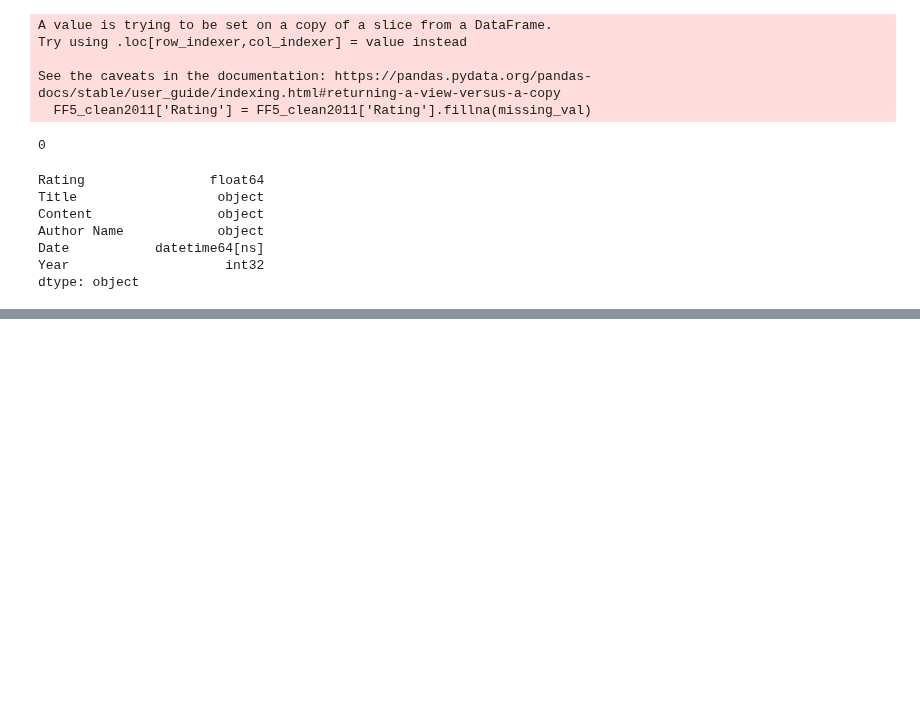
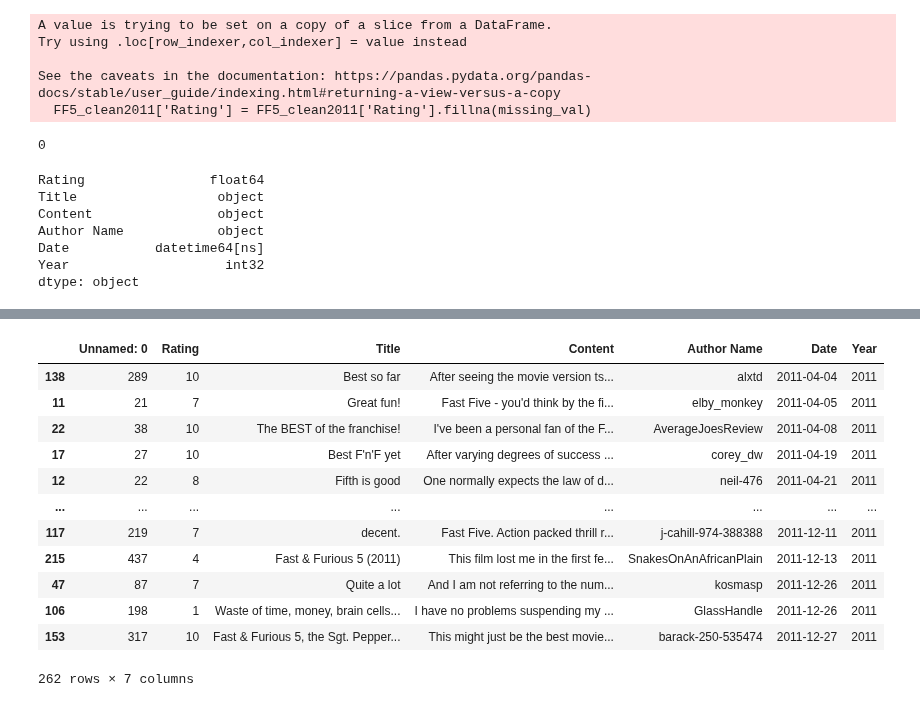
Before and after one commit to pwy7fv/DS-4002-Group-Projects, a Jupyter notebook: Scripts/FF5_clean.ipynb, the cells around one changed output, grey strips where cells are left out. Drawn from its saved outputs; the diff is of its cells as text; code cells hidden in the pictures; blank space fills up the shorter version.

```diff
--- a/Scripts/FF5_clean.ipynb
+++ b/Scripts/FF5_clean.ipynb
@@ -170,0 +223,16 @@ FF5_clean2
+# %%
+FF5_clean2011_2.sort_values(by="Date", ascending = True)
+# %% [output]
+|  | Unnamed: 0 | Rating | Title | Content | Author Name | Date | Year |
+| 138 | 289 | 10 | Best so far | After seeing the movie version ts... | alxtd | 2011-04-04 | 2011 |
+| 11 | 21 | 7 | Great fun! | Fast Five - you'd think by the fi... | elby_monkey | 2011-04-05 | 2011 |
+| 22 | 38 | 10 | The BEST of the franchise! | I've been a personal fan of the F... | AverageJoesReview | 2011-04-08 | 2011 |
+| 17 | 27 | 10 | Best F'n'F yet | After varying degrees of success ... | corey_dw | 2011-04-19 | 2011 |
+| 12 | 22 | 8 | Fifth is good | One normally expects the law of d... | neil-476 | 2011-04-21 | 2011 |
+| ... | ... | ... | ... | ... | ... | ... | ... |
+| 117 | 219 | 7 | decent. | Fast Five. Action packed thrill r... | j-cahill-974-388388 | 2011-12-11 | 2011 |
+| 215 | 437 | 4 | Fast & Furious 5 (2011) | This film lost me in the first fe... | SnakesOnAnAfricanPlain | 2011-12-13 | 2011 |
+| 47 | 87 | 7 | Quite a lot | And I am not referring to the num... | kosmasp | 2011-12-26 | 2011 |
+| 106 | 198 | 1 | Waste of time, money, brain cells... | I have no problems suspending my ... | GlassHandle | 2011-12-26 | 2011 |
+| 153 | 317 | 10 | Fast & Furious 5, the Sgt. Pepper... | This might just be the best movie... | barack-250-535474 | 2011-12-27 | 2011 |
+262 rows × 7 columns
```
Also changed, not shown: parts of 9 cells of this notebook, 1 other file.
